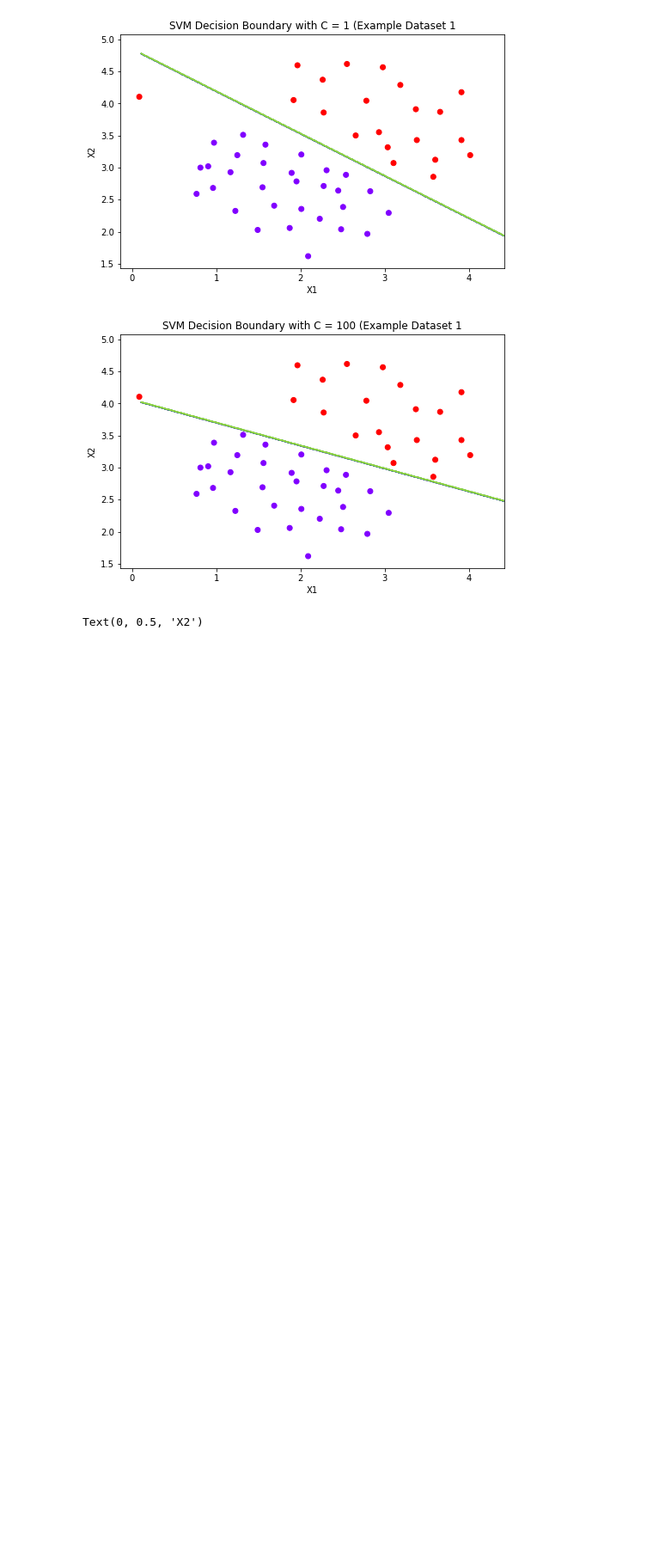
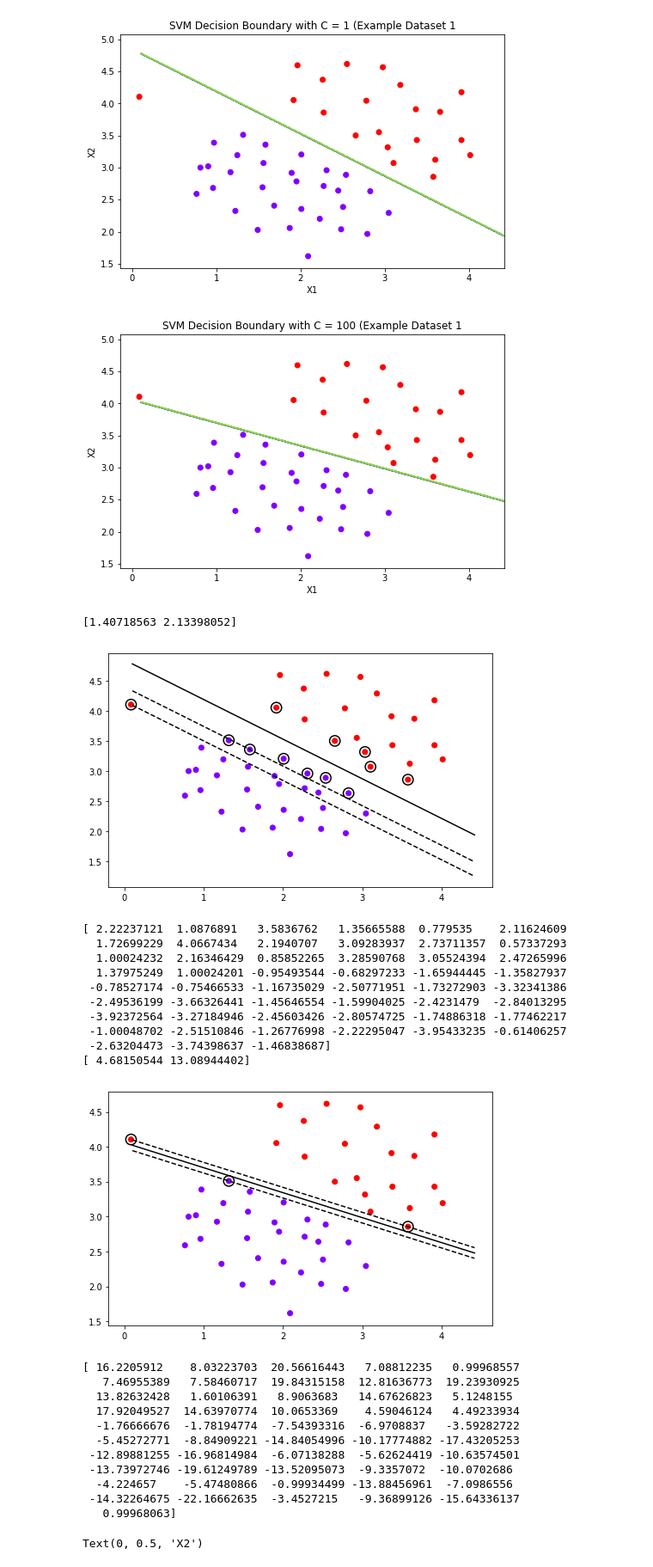
Before and after one commit to dli98/MachineLearning-python, a Jupyter notebook: ex6/M_learning_6.ipynb, the cells around one changed output. Shown at 86% size. Cells and saved outputs as stored; diff of their text form; code cells hidden in the pictures; blank space fills up the shorter version.

```diff
--- a/ex6/M_learning_6.ipynb
+++ b/ex6/M_learning_6.ipynb
@@ -45,6 +40,34 @@ for model, title in zip(clfs,title):
 # %% [output]
 [figure]
 [figure]
+# %%
+for model, title in zip(clfs,title):
+    Boundary_function(model, X, Y)
+# %% [output]
+[1.40718563 2.13398052]
+[figure, added]
+[ 2.22237121  1.0876891   3.5836762   1.35665588  0.779535    2.11624609
+  1.72699229  4.0667434   2.1940707   3.09283937  2.73711357  0.57337293
+  1.00024232  2.16346429  0.85852265  3.28590768  3.05524394  2.47265996
+  1.37975249  1.00024201 -0.95493544 -0.68297233 -1.65944445 -1.35827937
+ -0.78527174 -0.75466533 -1.16735029 -2.50771951 -1.73272903 -3.32341386
+ -2.49536199 -3.66326441 -1.45646554 -1.59904025 -2.4231479  -2.84013295
+ -3.92372564 -3.27184946 -2.45603426 -2.80574725 -1.74886318 -1.77462217
+ -1.00048702 -2.51510846 -1.26776998 -2.22295047 -3.95433235 -0.61406257
+ -2.63204473 -3.74398637 -1.46838687]
+[ 4.68150544 13.08944402]
+[figure, added]
+[ 16.2205912    8.03223703  20.56616443   7.08812235   0.99968557
+   7.46955389   7.58460717  19.84315158  12.81636773  19.23930925
+  13.82632428   1.60106391   8.9063683   14.67626823   5.1248155
+  17.92049527  14.63970774  10.0653369    4.59046124   4.49233934
+  -1.76666676  -1.78194774  -7.54393316  -6.9708837   -3.59282722
+  -5.45272771  -8.84909221 -14.84054996 -10.17774882 -17.43205253
+ -12.89881255 -16.96814984  -6.07138288  -5.62624419 -10.63574501
+ -13.73972746 -19.61249789 -13.52095073  -9.3357072  -10.0702686
+  -4.224657    -5.47480866  -0.99934499 -13.88456961  -7.0986556
+ -14.32264675 -22.16662635  -3.4527215   -9.36899126 -15.64336137
+   0.99968063]
 # %%
 from scipy.io import loadmat
 mat = loadmat('ex6data2.mat')
```
Also changed, not shown: parts of 9 cells of this notebook, 5 other files.
